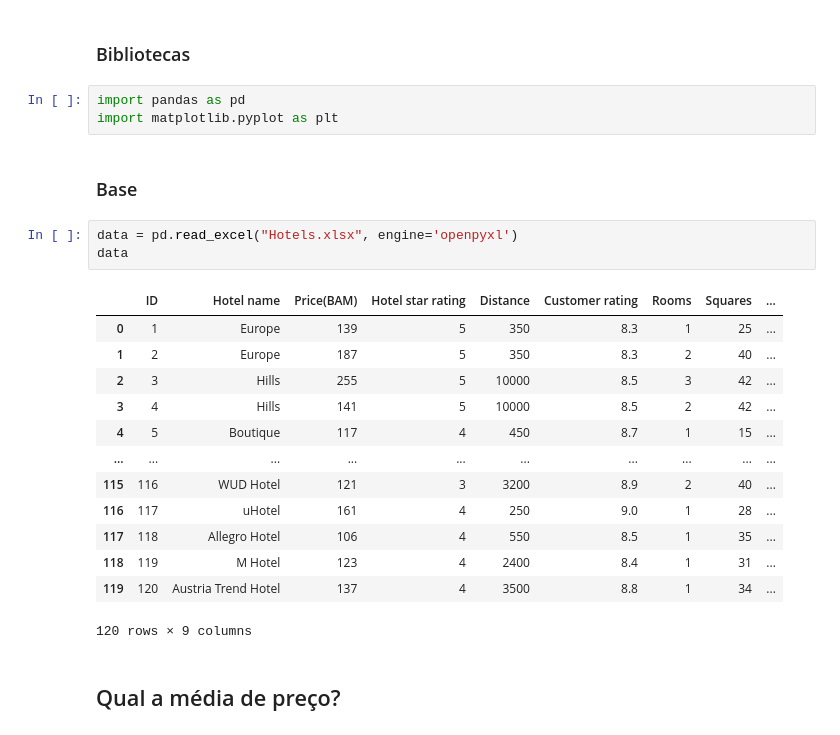
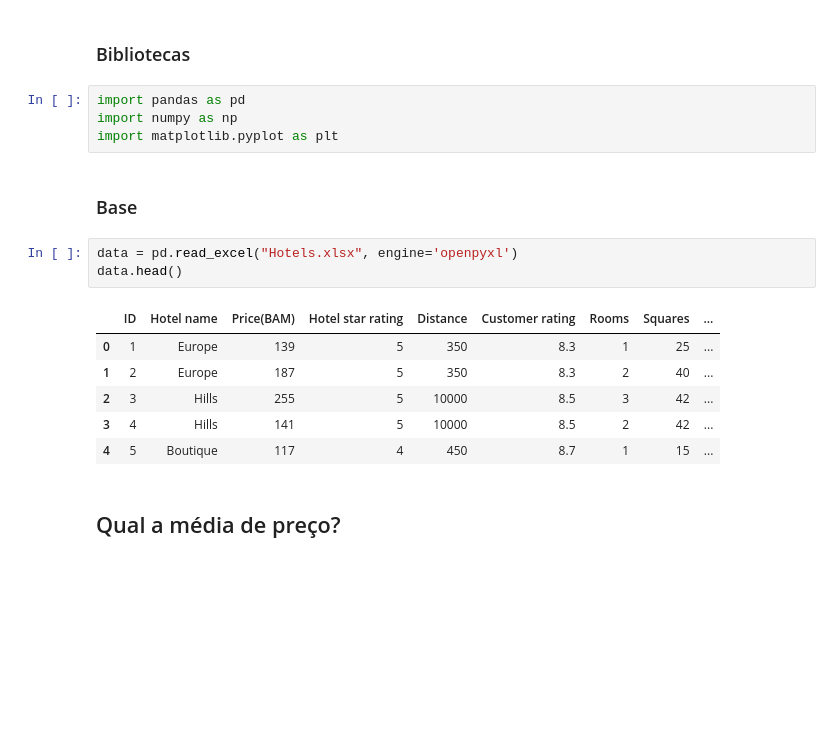
Before and after one commit to vitoriavianna/icd_a2, a Jupyter notebook: main.ipynb, the cells around one changed output. Drawn from its saved outputs; the diff is of its cells as text; blank space fills up the shorter version.

```diff
--- a/main.ipynb
+++ b/main.ipynb
@@ -14,26 +14,20 @@ As perguntas que analisaremos serão:
 ### Bibliotecas
 # %%
 import pandas as pd
+import numpy as np
 import matplotlib.pyplot as plt
 # %% [markdown]
 ### Base
 # %%
 data = pd.read_excel("Hotels.xlsx", engine='openpyxl')
-data
+data.head()
 # %% [output]
 |  | ID | Hotel name | Price(BAM) | Hotel star rating | Distance | Customer rating | Rooms | Squares | ... |
 | 0 | 1 | Europe | 139 | 5 | 350 | 8.3 | 1 | 25 | ... |
 | 1 | 2 | Europe | 187 | 5 | 350 | 8.3 | 2 | 40 | ... |
 | 2 | 3 | Hills | 255 | 5 | 10000 | 8.5 | 3 | 42 | ... |
 | 3 | 4 | Hills | 141 | 5 | 10000 | 8.5 | 2 | 42 | ... |
 | 4 | 5 | Boutique | 117 | 4 | 450 | 8.7 | 1 | 15 | ... |
-| ... | ... | ... | ... | ... | ... | ... | ... | ... | ... |
-| 115 | 116 | WUD Hotel | 121 | 3 | 3200 | 8.9 | 2 | 40 | ... |
-| 116 | 117 | uHotel | 161 | 4 | 250 | 9.0 | 1 | 28 | ... |
-| 117 | 118 | Allegro Hotel | 106 | 4 | 550 | 8.5 | 1 | 35 | ... |
-| 118 | 119 | M Hotel | 123 | 4 | 2400 | 8.4 | 1 | 31 | ... |
-| 119 | 120 | Austria Trend Hotel | 137 | 4 | 3500 | 8.8 | 1 | 34 | ... |
-120 rows × 9 columns
 # %% [markdown]
 ## Qual a média de preço?
 # %% [markdown]
```
Also changed, not shown: parts of 5 cells of this notebook.
